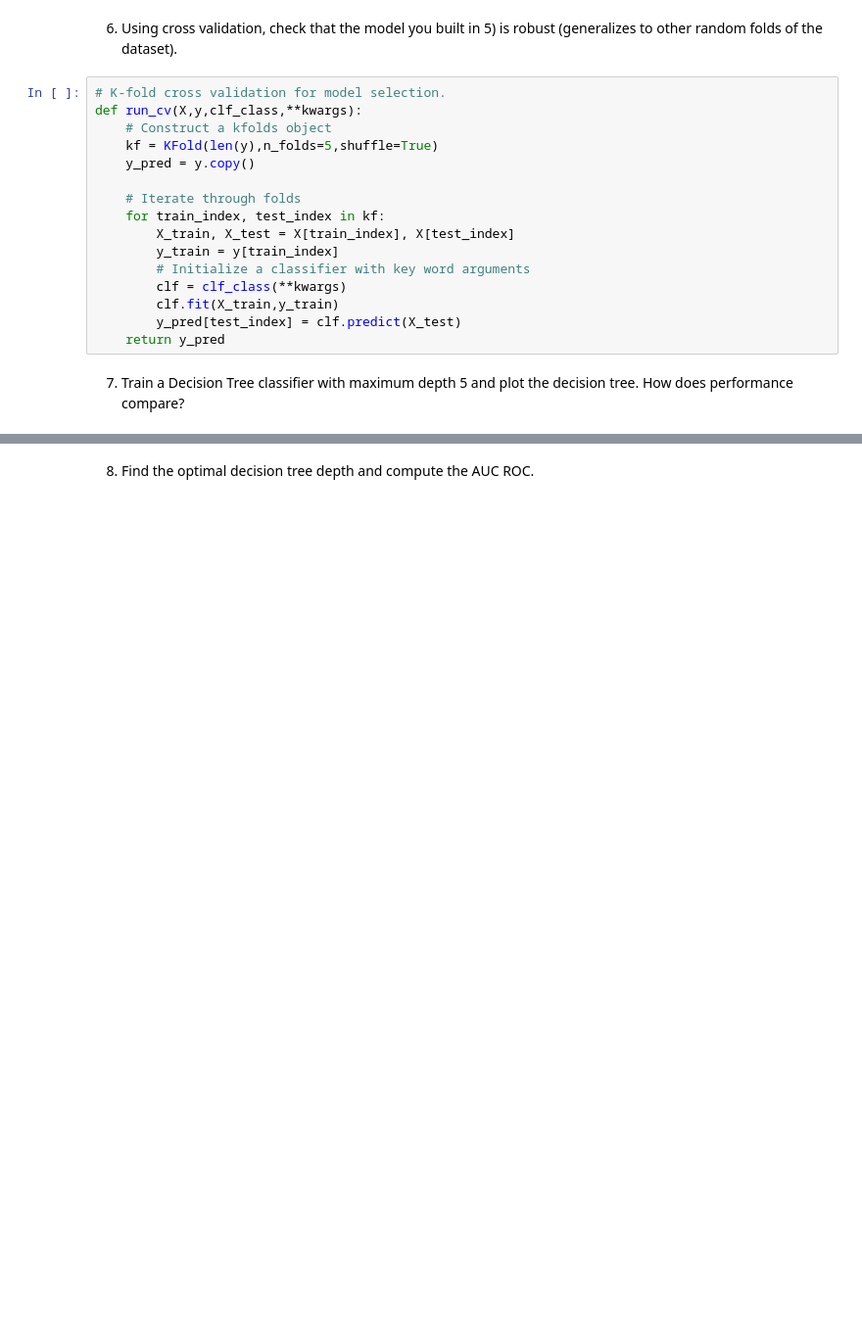
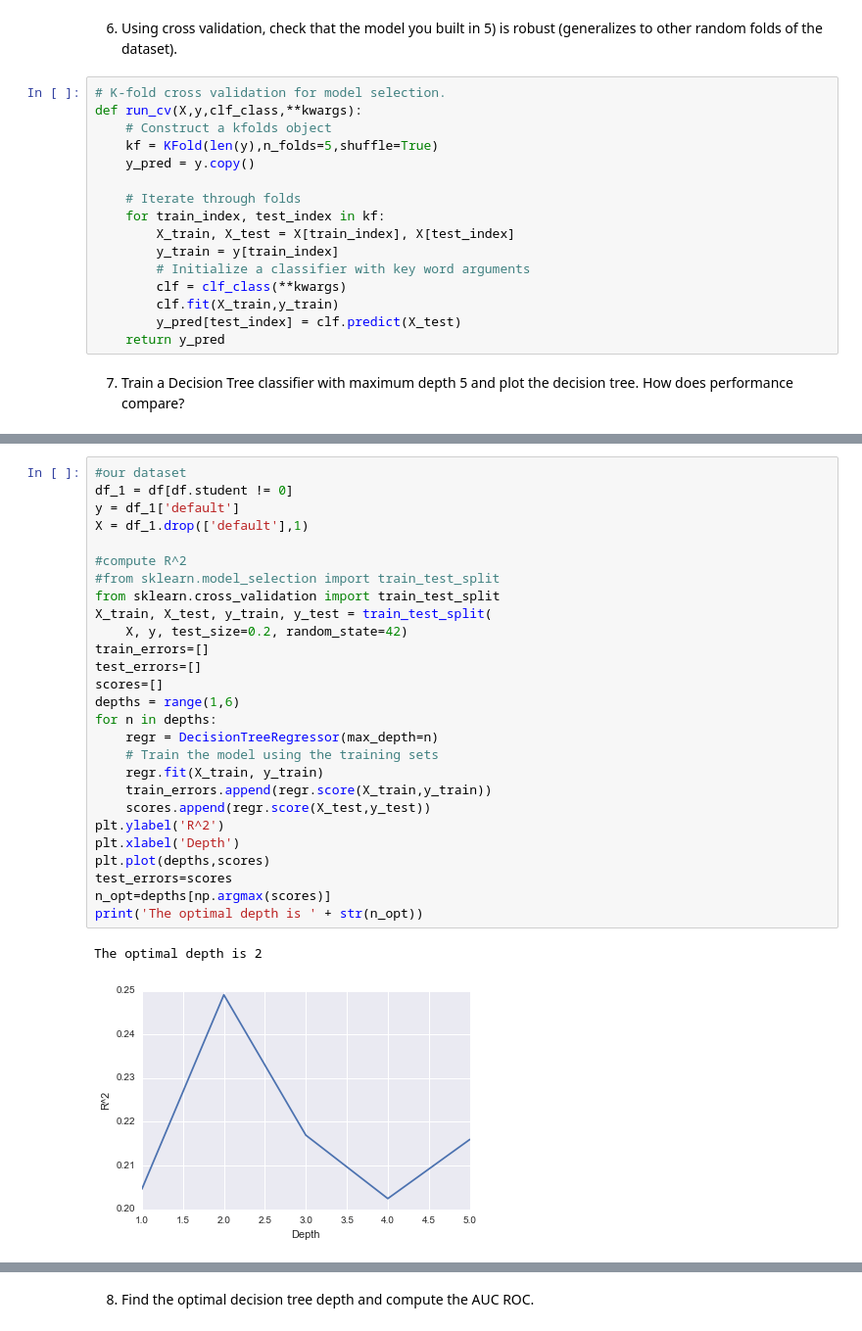
Before and after one commit to Columbia-Intro-Data-Science/python-introduction-vera-feng, a Jupyter notebook: Homework 3 - Classification.ipynb, the cells around one changed output, grey strips where cells are left out. Shown: that part at 98% size. Saved outputs shown, nothing was run; the diff lists cells and outputs as text; blank space fills up the shorter version.

```diff
--- a/Homework 3 - Classification.ipynb
+++ b/Homework 3 - Classification.ipynb
@@ -264,0 +401,30 @@ def run_cv(X,y,clf_class,**kwargs):
+# %%
+#our dataset
+df_1 = df[df.student != 0]
+y = df_1['default']
+X = df_1.drop(['default'],1)
+
+#compute R^2
+#from sklearn.model_selection import train_test_split
+from sklearn.cross_validation import train_test_split
+X_train, X_test, y_train, y_test = train_test_split(
+    X, y, test_size=0.2, random_state=42)
+train_errors=[]
+test_errors=[]
+scores=[]
+depths = range(1,6)
+for n in depths:
+    regr = DecisionTreeRegressor(max_depth=n)
+    # Train the model using the training sets
+    regr.fit(X_train, y_train)
+    train_errors.append(regr.score(X_train,y_train))
+    scores.append(regr.score(X_test,y_test))
+plt.ylabel('R^2')
+plt.xlabel('Depth')
+plt.plot(depths,scores)
+test_errors=scores
+n_opt=depths[np.argmax(scores)]
+print('The optimal depth is ' + str(n_opt))
+# %% [output]
+The optimal depth is 2
+[figure, added]
```
Also changed, not shown: parts of 14 cells of this notebook.
